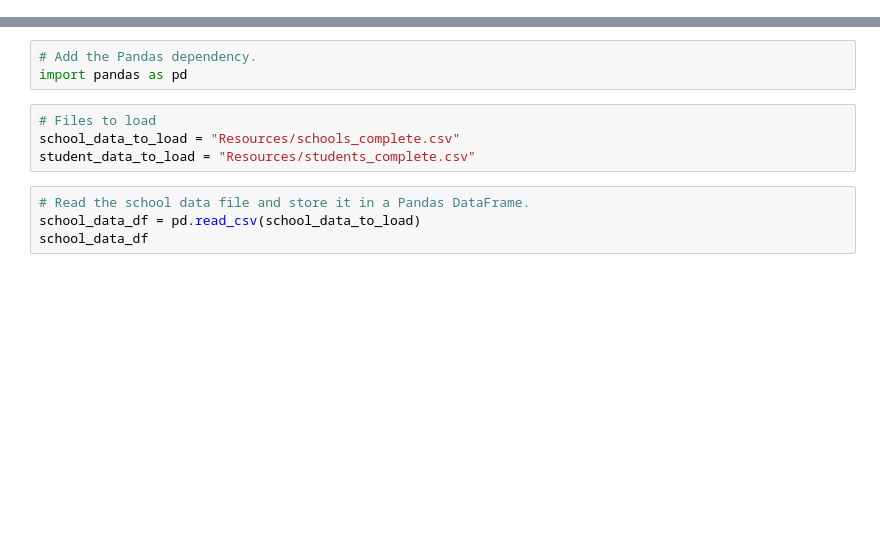
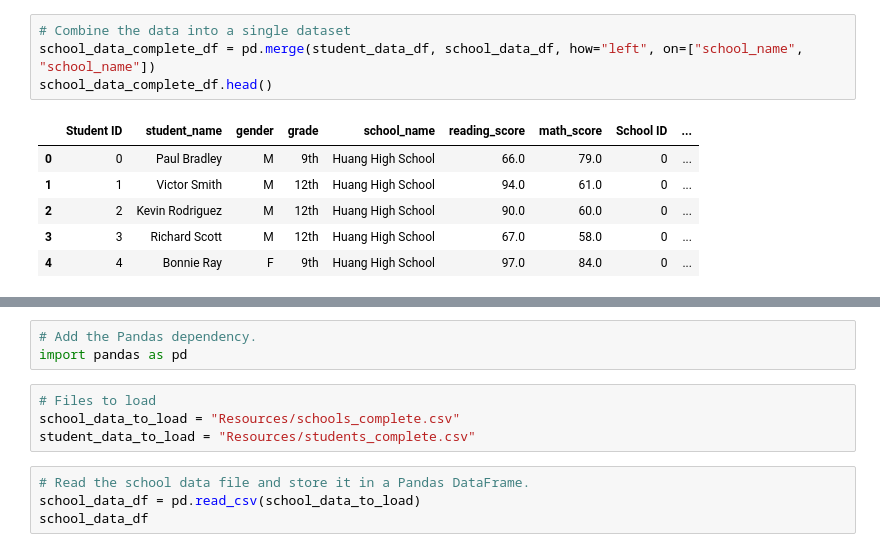
Before and after one commit to jonathansylvestre/School_District_Analysis, a Jupyter notebook: PyCitySchools_Challenge_testing.ipynb, the cells around one changed output, grey strips where cells are left out. Cells and saved outputs as stored; diff of their text form; blank space fills up the shorter version.

```diff
--- a/PyCitySchools.ipynb
+++ b/PyCitySchools_Challenge_testing.ipynb
@@ -0,0 +75,11 @@
+# %%
+# Combine the data into a single dataset
+school_data_complete_df = pd.merge(student_data_df, school_data_df, how="left", on=["school_name", "school_name"])
+school_data_complete_df.head()
+# %% [output]
+|  | Student ID | student_name | gender | grade | school_name | reading_score | math_score | School ID | ... |
+| 0 | 0 | Paul Bradley | M | 9th | Huang High School | 66.0 | 79.0 | 0 | ... |
+| 1 | 1 | Victor Smith | M | 12th | Huang High School | 94.0 | 61.0 | 0 | ... |
+| 2 | 2 | Kevin Rodriguez | M | 12th | Huang High School | 90.0 | 60.0 | 0 | ... |
+| 3 | 3 | Richard Scott | M | 12th | Huang High School | 67.0 | 58.0 | 0 | ... |
+| 4 | 4 | Bonnie Ray | F | 9th | Huang High School | 97.0 | 84.0 | 0 | ... |
```
Also changed, not shown: parts of 26 cells of this notebook, 1 other file.
